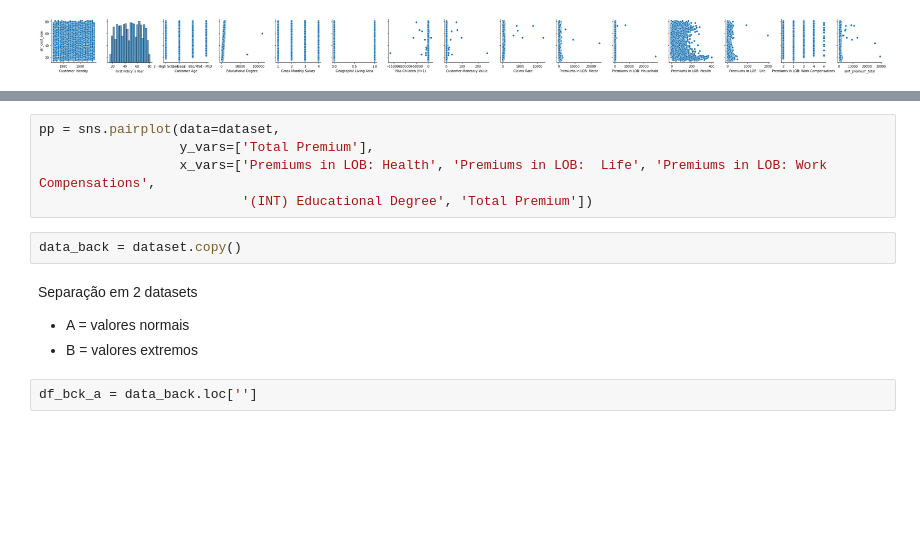
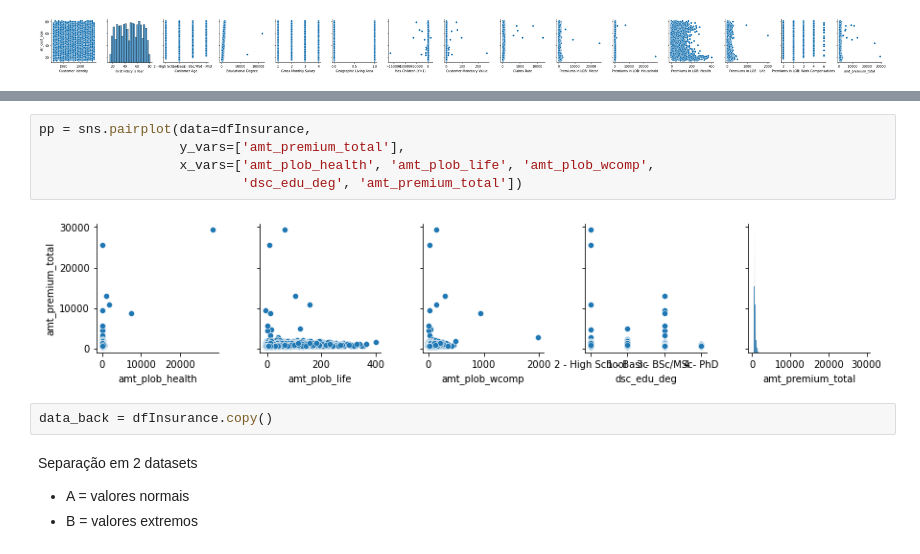
Before and after one commit to Portugapt/Closer-Challenge, a Jupyter notebook: notebook/EDA.ipynb, the cells around one changed output, grey strips where cells are left out. Drawn from its saved outputs; the diff is of its cells as text; blank space fills up the shorter version.

```diff
--- a/notebook/EDA.ipynb
+++ b/notebook/EDA.ipynb
@@ -452,15 +501,15 @@ pp = sns.pairplot(data=dataset,
 # %%
-pp = sns.pairplot(data=dataset,
-                  y_vars=['Total Premium'],
-                  x_vars=['Premiums in LOB: Health', 'Premiums in LOB:  Life', 'Premiums in LOB: Work Compensations',
-                          '(INT) Educational Degree', 'Total Premium'])
+pp = sns.pairplot(data=dfInsurance,
+                  y_vars=['amt_premium_total'],
+                  x_vars=['amt_plob_health', 'amt_plob_life', 'amt_plob_wcomp',
+                          'dsc_edu_deg', 'amt_premium_total'])
+# %% [output]
+[figure, added]
 # %%
-data_back = dataset.copy()
+data_back = dfInsurance.copy()
 # %% [markdown]
 Separação em 2 datasets
 
 * A = valores normais
 * B = valores extremos
-# %%
-df_bck_a = data_back.loc['']
 # %%
```
Also changed, not shown: parts of 21 cells of this notebook.
